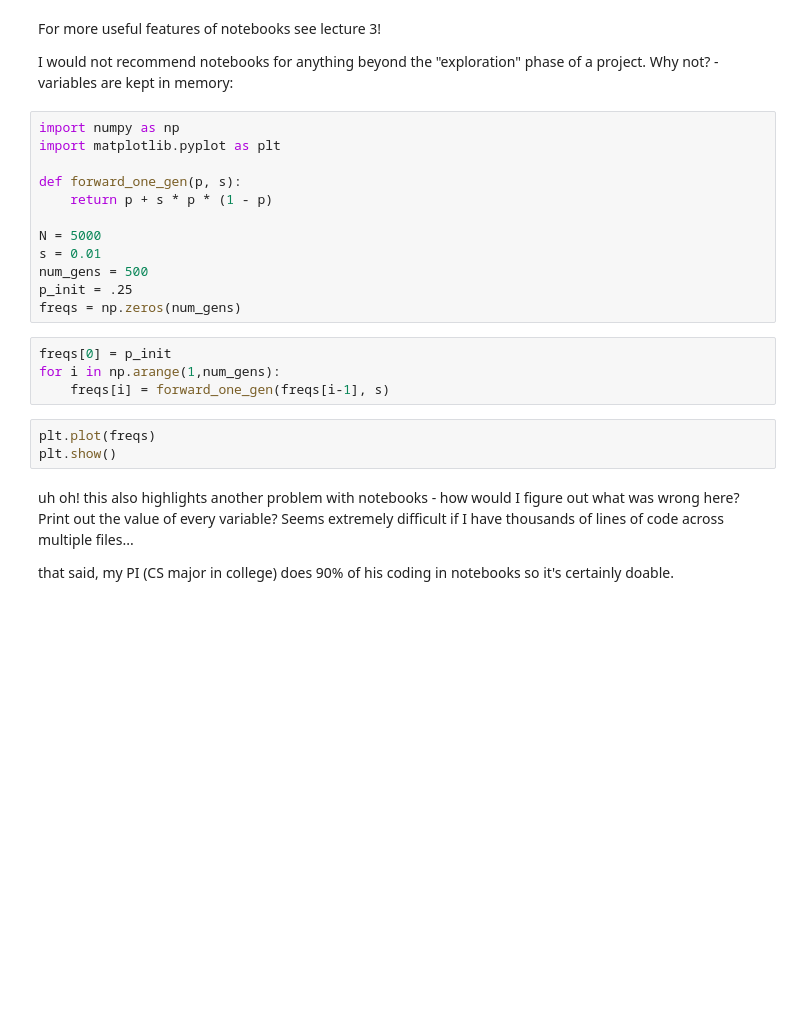
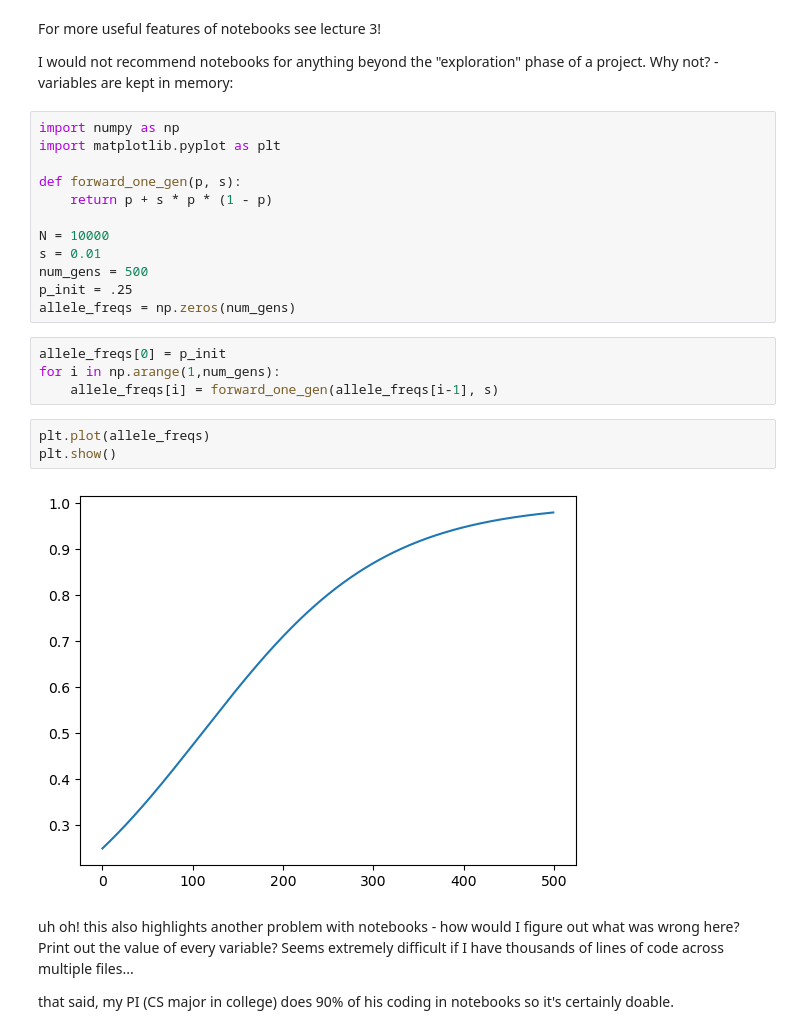
Before and after one commit to enifmada/research-python-workshop, a Jupyter notebook: lectures/lecture 1 - why python + python basics.ipynb, the cells around one changed output. Drawn from its saved outputs; the diff is of its cells as text; blank space fills up the shorter version.

```diff
--- a/lectures/lecture 1 - why python + python basics.ipynb
+++ b/lectures/lecture 1 - why python + python basics.ipynb
@@ -24,18 +26,20 @@ import matplotlib.pyplot as plt
 def forward_one_gen(p, s):
     return p + s * p * (1 - p)
 
-N = 5000
+N = 10000
 s = 0.01
 num_gens = 500
 p_init = .25
-freqs = np.zeros(num_gens)
+allele_freqs = np.zeros(num_gens)
 # %%
-freqs[0] = p_init
+allele_freqs[0] = p_init
 for i in np.arange(1,num_gens):
-    freqs[i] = forward_one_gen(freqs[i-1], s)
+    allele_freqs[i] = forward_one_gen(allele_freqs[i-1], s)
 # %%
-plt.plot(freqs)
+plt.plot(allele_freqs)
 plt.show()
+# %% [output]
+[figure, added]
 # %% [markdown]
 uh oh!
 this also highlights another problem with notebooks - how would I figure out what was wrong here? Print out the value of every variable? Seems extremely difficult if I have thousands of lines of code across multiple files...
```
Also changed, not shown: parts of 20 cells of this notebook, 5 other files.
